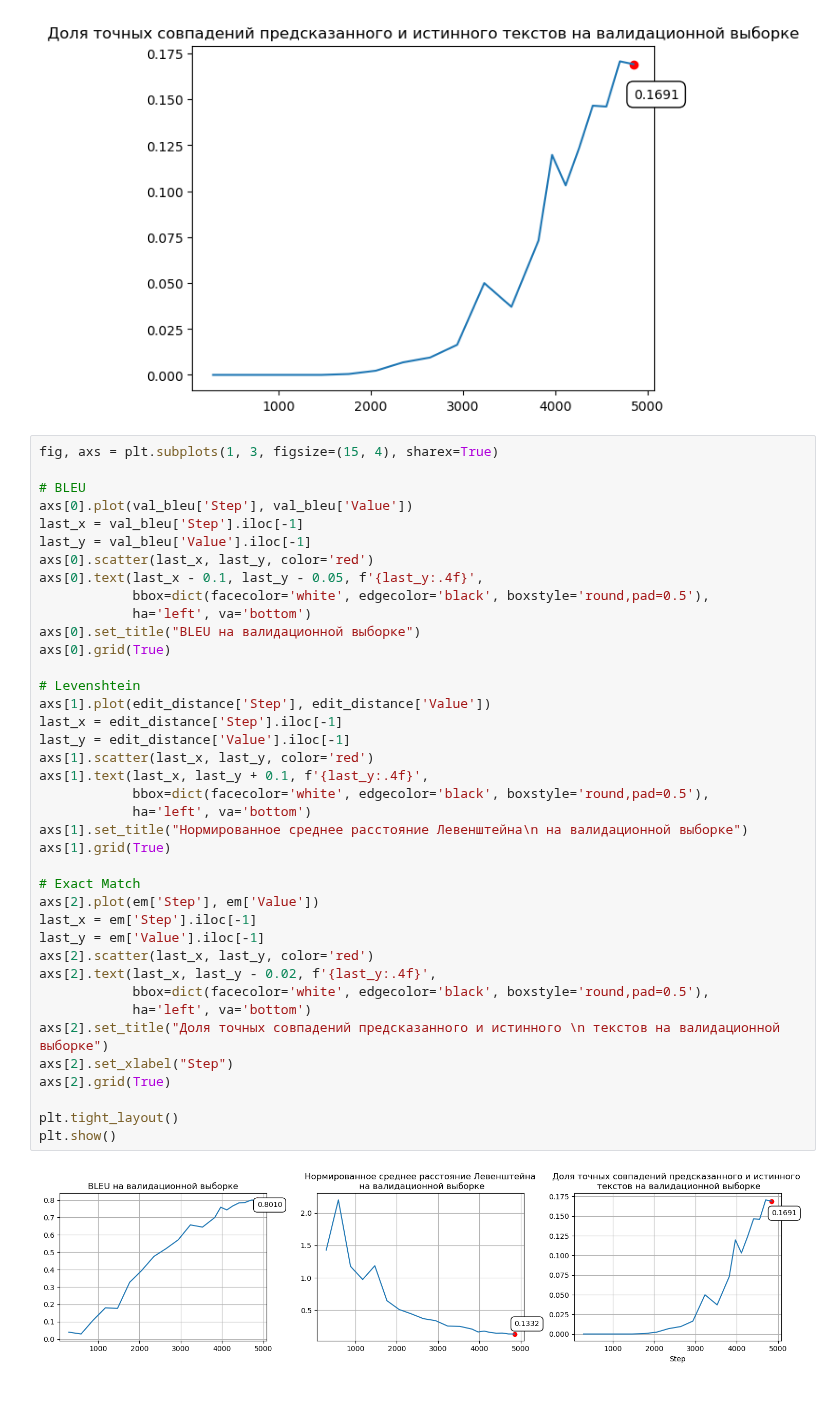
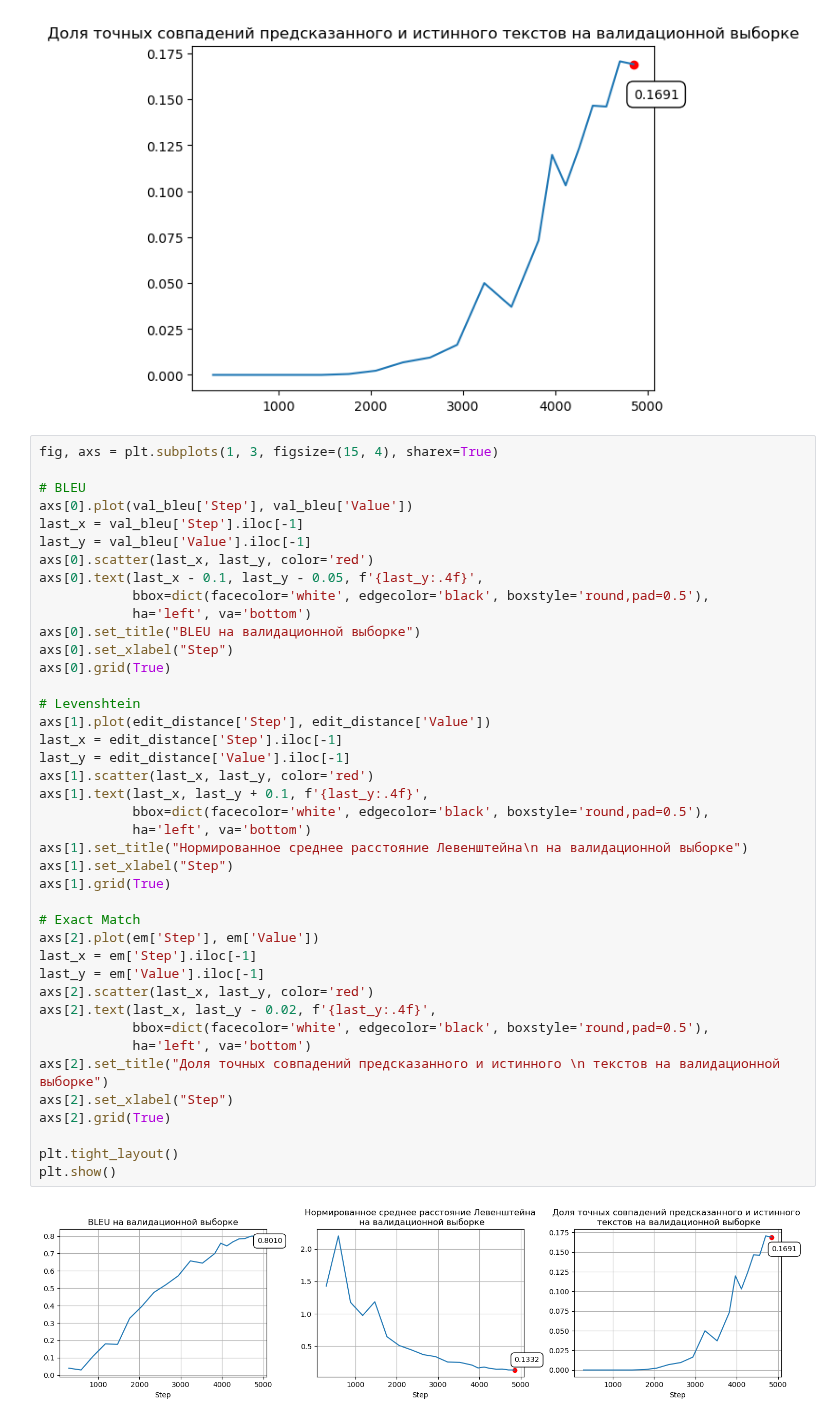
Before and after one commit to ruzanovad/diploma, a Jupyter notebook: cnn-rnn/notebooks/presentation.ipynb, the cells around one changed output. Drawn from its saved outputs; the diff is of its cells as text.

```diff
--- a/cnn-rnn/notebooks/presentation.ipynb
+++ b/cnn-rnn/notebooks/presentation.ipynb
@@ -144,32 +144,34 @@ axs[0].text(last_x - 0.1, last_y - 0.05, f'{last_y:.4f}',
             bbox=dict(facecolor='white', edgecolor='black', boxstyle='round,pad=0.5'),
             ha='left', va='bottom')
 axs[0].set_title("BLEU на валидационной выборке")
+axs[0].set_xlabel("Step")
 axs[0].grid(True)
 
 # Levenshtein
 axs[1].plot(edit_distance['Step'], edit_distance['Value'])
 last_x = edit_distance['Step'].iloc[-1]
 last_y = edit_distance['Value'].iloc[-1]
 axs[1].scatter(last_x, last_y, color='red')
 axs[1].text(last_x, last_y + 0.1, f'{last_y:.4f}',
             bbox=dict(facecolor='white', edgecolor='black', boxstyle='round,pad=0.5'),
             ha='left', va='bottom')
 axs[1].set_title("Нормированное среднее расстояние Левенштейна\n на валидационной выборке")
+axs[1].set_xlabel("Step")
 axs[1].grid(True)
 
 # Exact Match
 axs[2].plot(em['Step'], em['Value'])
 last_x = em['Step'].iloc[-1]
 last_y = em['Value'].iloc[-1]
 axs[2].scatter(last_x, last_y, color='red')
 axs[2].text(last_x, last_y - 0.02, f'{last_y:.4f}',
             bbox=dict(facecolor='white', edgecolor='black', boxstyle='round,pad=0.5'),
             ha='left', va='bottom')
 axs[2].set_title("Доля точных совпадений предсказанного и истинного \n текстов на валидационной выборке")
 axs[2].set_xlabel("Step")
 axs[2].grid(True)
 
 plt.tight_layout()
 plt.show()
 # %% [output]
-[figure, old version]
+[figure, new version]
```
